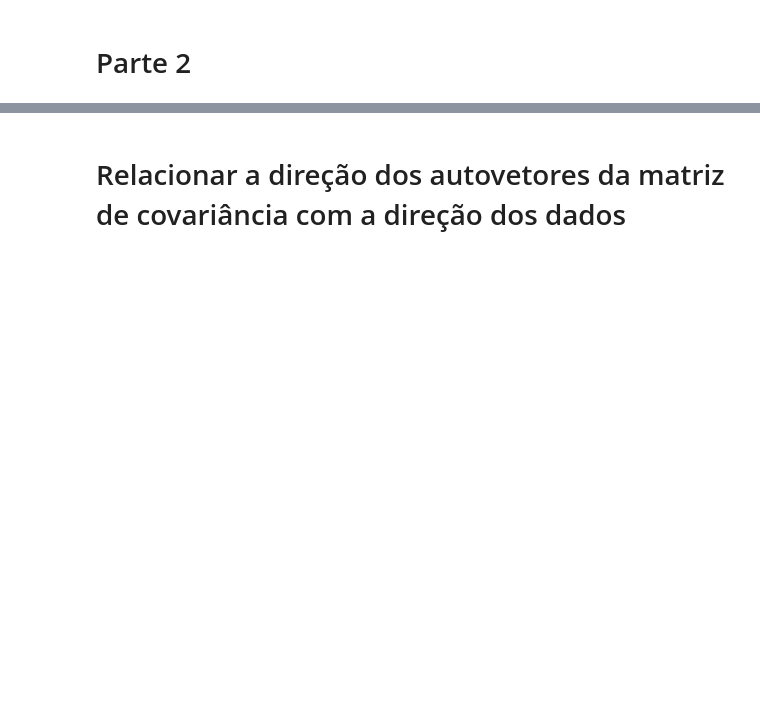
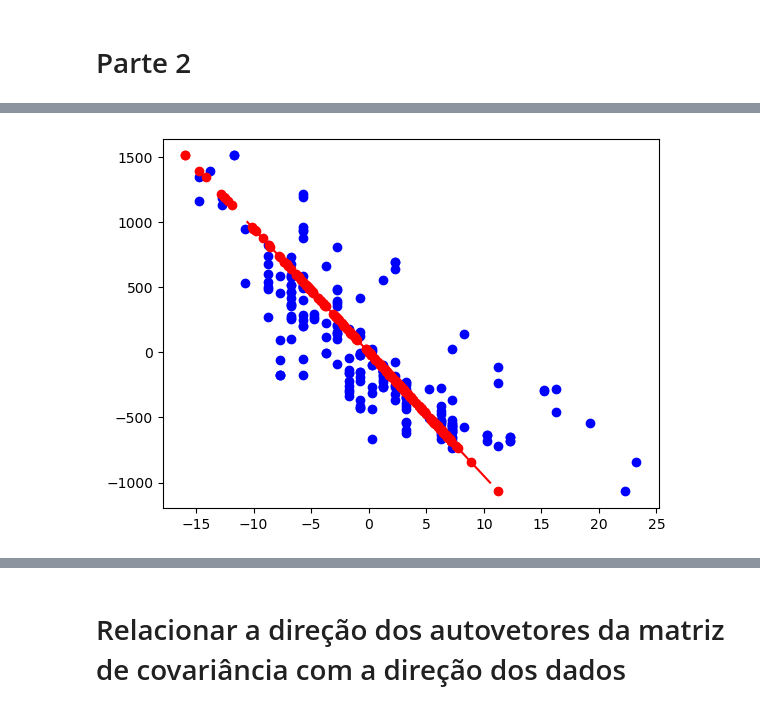
Before and after one commit to tiagoft/alglin, a Jupyter notebook: notebooks/05-autovetores_e_autovetores.ipynb, the cells around one changed output, grey strips where cells are left out. Cells and saved outputs as stored; diff of their text form; code cells hidden in the pictures; blank space fills up the shorter version.

```diff
--- a/notebooks/05-autovetores_e_autovetores.ipynb
+++ b/notebooks/05-autovetores_e_autovetores.ipynb
@@ -344,0 +471,15 @@ A = np.array([[0.81, 0.2], [-0.1,  1.1]]) # Depois da nova legislação, a nova
+# %%
+X = df.to_numpy()
+X = X - np.mean(X, axis=0, keepdims=True)
+y = X@np.linalg.inv(v.T)
+#print(y)
+plt.figure()
+
+plt.scatter(X[:,0], X[:,1], c='b', label='Pontos originais')
+plt.scatter(y[:,1]*v[0,1], y[:,1]*v[1,1], c='r', label='Pontos projetados')
+plt.plot([-v1[0]*1000, v1[0]*1000], [-v1[1]*1000, v1[1]*1000], 'r')
+#plt.xlim([-50,50])
+#plt.ylim([-500,500])
+plt.show()
+# %% [output]
+[figure, added]
```
Also changed, not shown: parts of 23 cells of this notebook.
